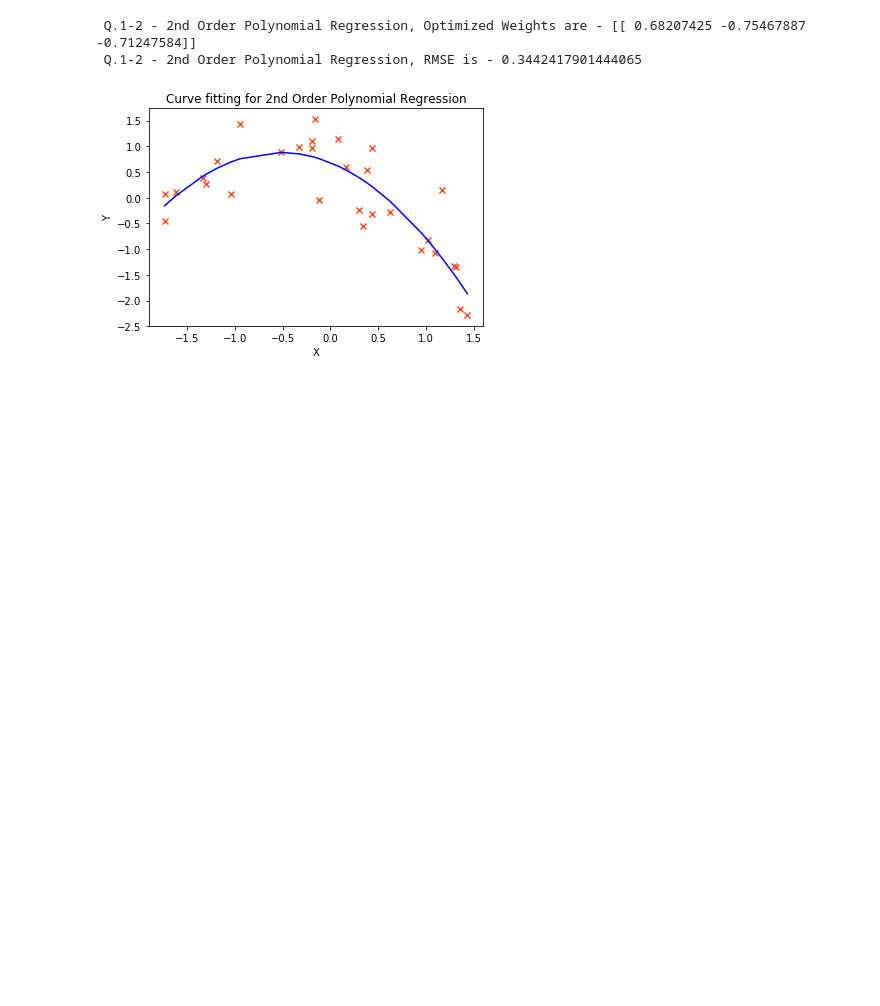
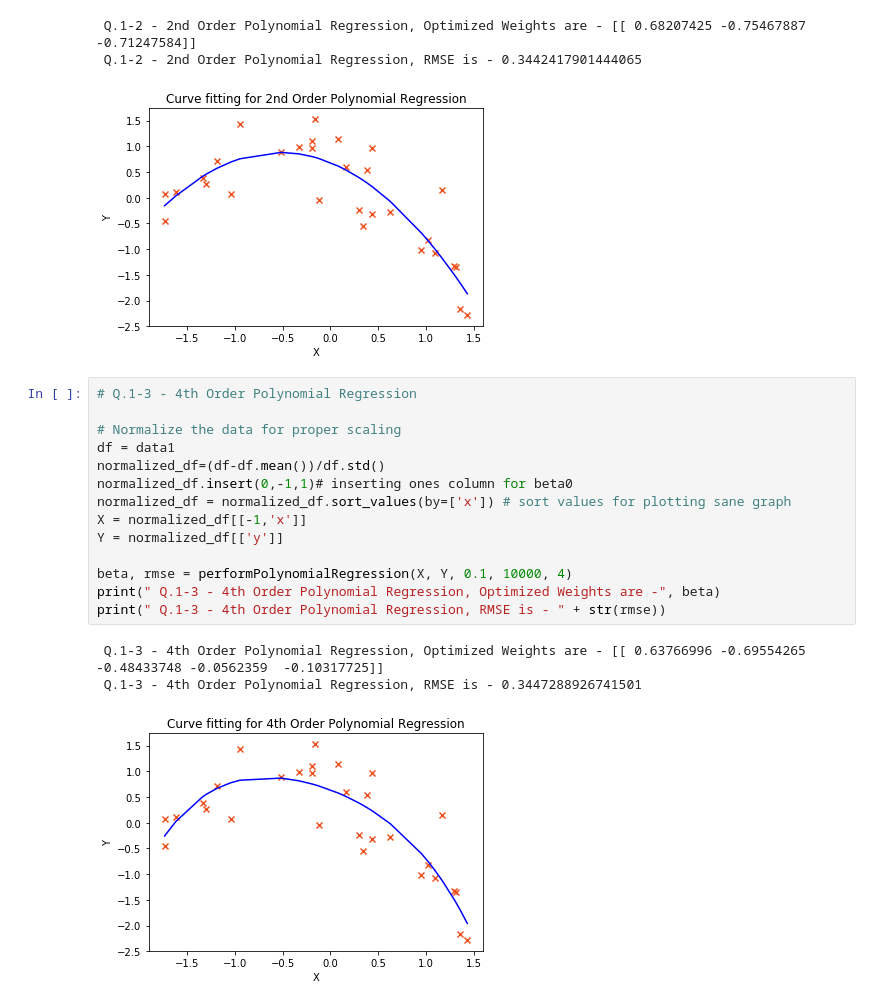
Before and after one commit to MeenakshiParyani/Polynomial-Regression, a Jupyter notebook: Polynomial-Regression.ipynb, the cells around one changed output. Cells and saved outputs as stored; diff of their text form; blank space fills up the shorter version.

```diff
--- a/Polynomial-Regression.ipynb
+++ b/Polynomial-Regression.ipynb
@@ -103,3 +103,21 @@ print(" Q.1-2 - 2nd Order Polynomial Regression, RMSE is - " + str(rmse))
  Q.1-2 - 2nd Order Polynomial Regression, Optimized Weights are - [[ 0.68207425 -0.75467887 -0.71247584]]
  Q.1-2 - 2nd Order Polynomial Regression, RMSE is - 0.3442417901444065
 [figure]
+# %%
+# Q.1-3 - 4th Order Polynomial Regression
+
+# Normalize the data for proper scaling
+df = data1
+normalized_df=(df-df.mean())/df.std()
+normalized_df.insert(0,-1,1)# inserting ones column for beta0
+normalized_df = normalized_df.sort_values(by=['x']) # sort values for plotting sane graph
+X = normalized_df[[-1,'x']]
+Y = normalized_df[['y']]
+
+beta, rmse = performPolynomialRegression(X, Y, 0.1, 10000, 4)
+print(" Q.1-3 - 4th Order Polynomial Regression, Optimized Weights are -", beta)
+print(" Q.1-3 - 4th Order Polynomial Regression, RMSE is - " + str(rmse))
+# %% [output]
+ Q.1-3 - 4th Order Polynomial Regression, Optimized Weights are - [[ 0.63766996 -0.69554265 -0.48433748 -0.0562359  -0.10317725]]
+ Q.1-3 - 4th Order Polynomial Regression, RMSE is - 0.3447288926741501
+[figure, added]
```
Also changed, not shown: parts of 1 cell of this notebook.
